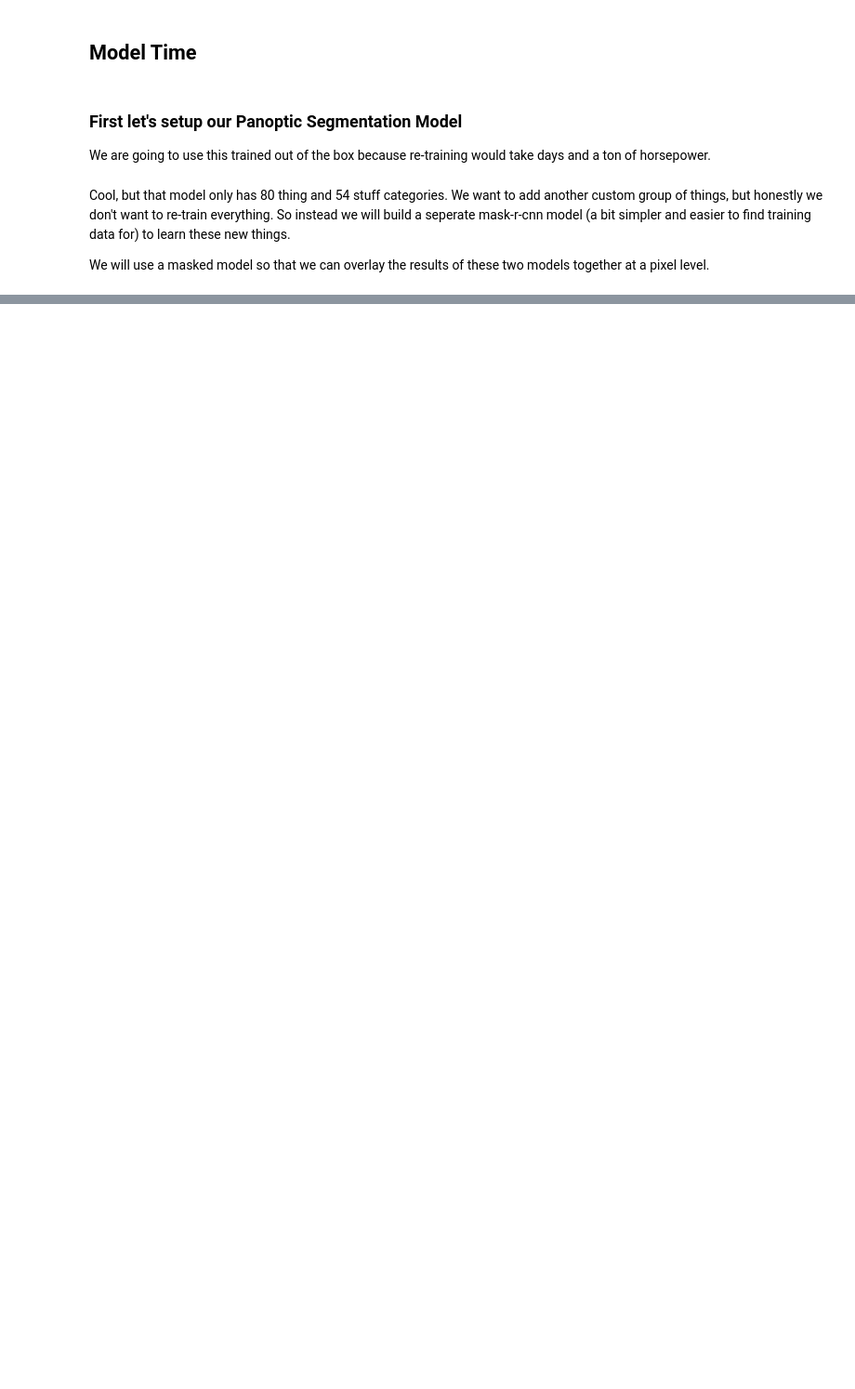
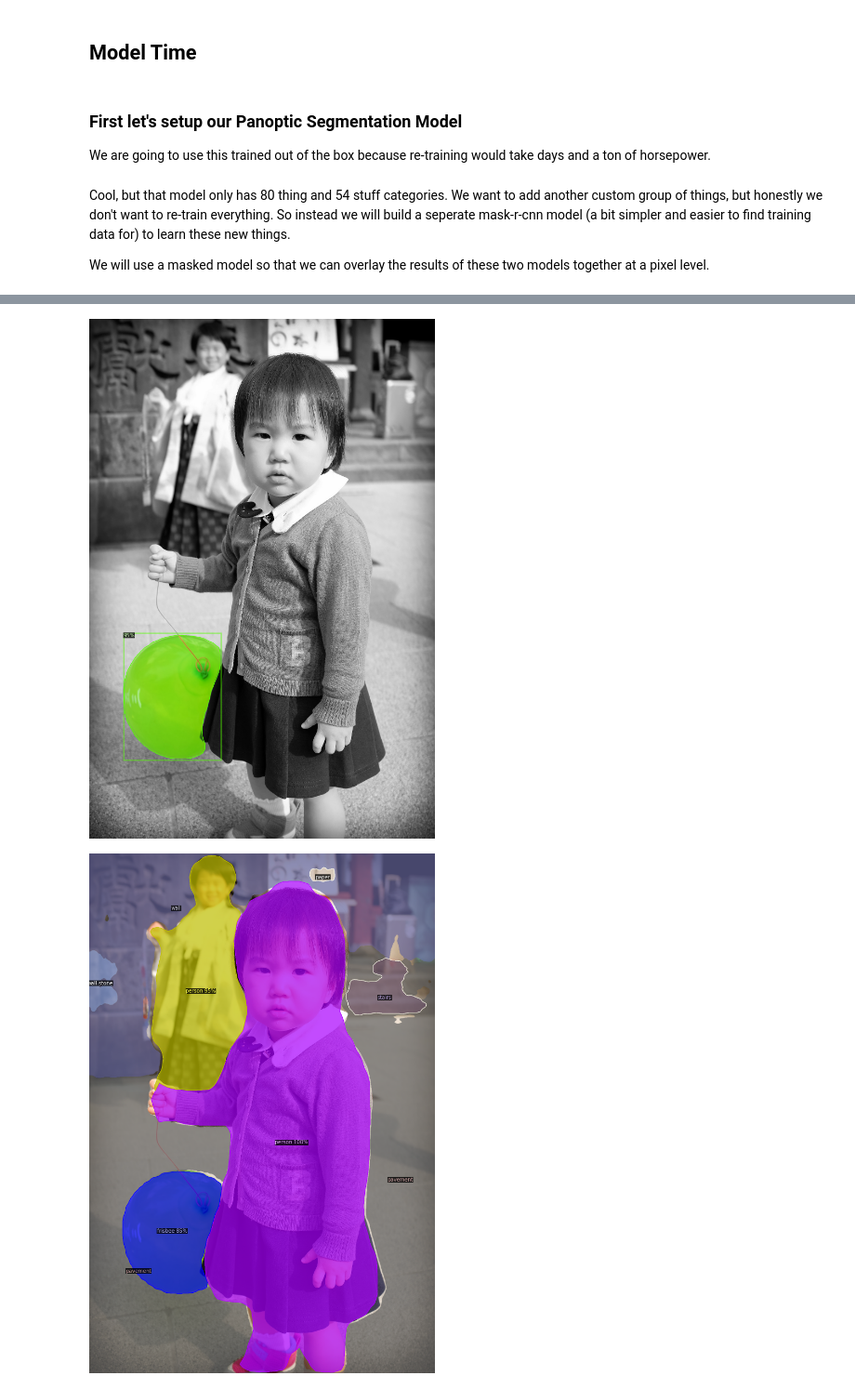
Before and after one commit to kaipak/from-eyes-to-ears, a Jupyter notebook: From_Eyes_to_Ears.ipynb, the cells around one changed output, grey strips where cells are left out. Shown at 93% size. Cells and saved outputs as stored; diff of their text form; code cells hidden in the pictures; blank space fills up the shorter version.

```diff
--- a/From_Eyes_to_Ears.ipynb
+++ b/From_Eyes_to_Ears.ipynb
@@ -68,7 +70,7 @@ We are going to use this trained out of the box because re-training would take d
 po_cfg = get_cfg()
 po_cfg.merge_from_file(model_zoo.get_config_file("COCO-PanopticSegmentation/panoptic_fpn_R_101_3x.yaml"))
 po_cfg.MODEL.WEIGHTS = model_zoo.get_checkpoint_url("COCO-PanopticSegmentation/panoptic_fpn_R_101_3x.yaml")
-predictor = DefaultPredictor(po_cfg)
+po_predictor = DefaultPredictor(po_cfg)
 # %% [markdown]
 Cool, but that model only has 80 thing and 54 stuff categories.  We want to add another custom group of things, but honestly we don't want to re-train everything.  So instead we will build a seperate mask-r-cnn model (a bit simpler and easier to find training data for) to learn these new things.
 
@@ -90,0 +148,19 @@ detectron2_tutorial.ipynb  README.md  requirements.txt
+# %%
+from detectron2.engine import DefaultTrainer
+
+mask_cfg = get_cfg()
+mask_cfg.merge_from_file(model_zoo.get_config_file("COCO-InstanceSegmentation/mask_rcnn_R_50_FPN_3x.yaml"))
+mask_cfg.DATASETS.TRAIN = ("balloon_train",)
+mask_cfg.DATASETS.TEST = ()
+mask_cfg.DATALOADER.NUM_WORKERS = 2
+mask_cfg.MODEL.WEIGHTS = model_zoo.get_checkpoint_url("COCO-InstanceSegmentation/mask_rcnn_R_50_FPN_3x.yaml")  # Let training initialize from model zoo
+mask_cfg.SOLVER.IMS_PER_BATCH = 2
+mask_cfg.SOLVER.BASE_LR = 0.00025  # pick a good LR
+mask_cfg.SOLVER.MAX_ITER = 300    # 300 iterations seems good enough for this toy dataset; you may need to train longer for a practical dataset
+mask_cfg.MODEL.ROI_HEADS.BATCH_SIZE_PER_IMAGE = 128   # faster, and good enough for this toy dataset (default: 512)
+mask_cfg.MODEL.ROI_HEADS.NUM_CLASSES = 1  # only has one class (ballon)
+
+os.makedirs(mask_cfg.OUTPUT_DIR, exist_ok=True)
+mask_trainer = DefaultTrainer(mask_cfg)
+mask_trainer.resume_or_load(resume=False)
+mask_trainer.train()
@@ -90,0 +185,5 @@ detectron2_tutorial.ipynb  README.md  requirements.txt
+# %%
+mask_cfg.MODEL.WEIGHTS = os.path.join(mask_cfg.OUTPUT_DIR, "model_final.pth")
+mask_cfg.MODEL.ROI_HEADS.SCORE_THRESH_TEST = 0.7   # set the testing threshold for this model
+mask_cfg.DATASETS.TEST = ("balloon_val", )
+mask_predictor = DefaultPredictor(mask_cfg)
@@ -90,0 +197,2 @@ detectron2_tutorial.ipynb  README.md  requirements.txt
+# %%
+img, img_file = upload_file()
@@ -90,0 +203,19 @@ detectron2_tutorial.ipynb  README.md  requirements.txt
+# %%
+from detectron2.utils.visualizer import ColorMode
+
+outputs = mask_predictor(img)
+v = Visualizer(img[:, :, ::-1],
+                metadata=balloon_metadata,
+                scale=0.5,
+                instance_mode=ColorMode.IMAGE_BW   # remove the colors of unsegmented pixels
+)
+v = v.draw_instance_predictions(outputs["instances"].to("cpu"))
+cv2_imshow(v.get_image()[:, :, ::-1])
+
+panoptic_seg, segments_info = po_predictor(img)["panoptic_seg"]
+v = Visualizer(img[:, :, ::-1], MetadataCatalog.get(po_cfg.DATASETS.TRAIN[0]), scale=.5)
+v = v.draw_panoptic_seg_predictions(panoptic_seg.to("cpu"), segments_info)
+cv2_imshow(v.get_image()[:, :, ::-1])
+# %% [output]
+[figure, added]
+[figure, added]
```
Also changed, not shown: parts of 18 cells of this notebook.
